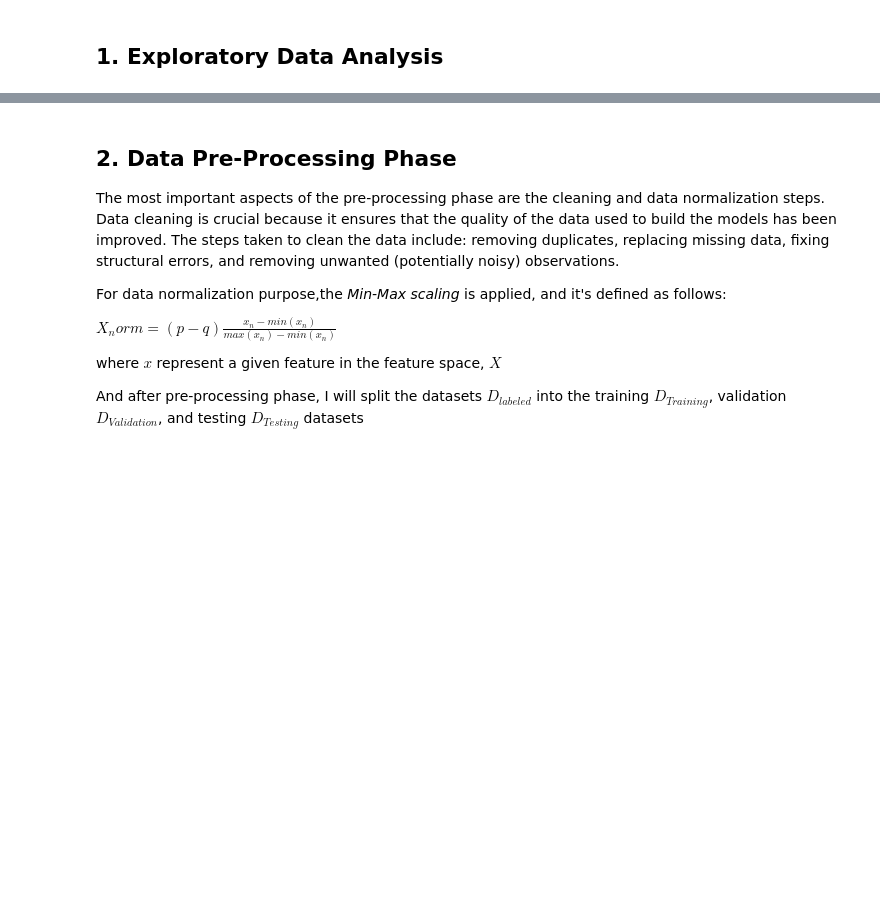
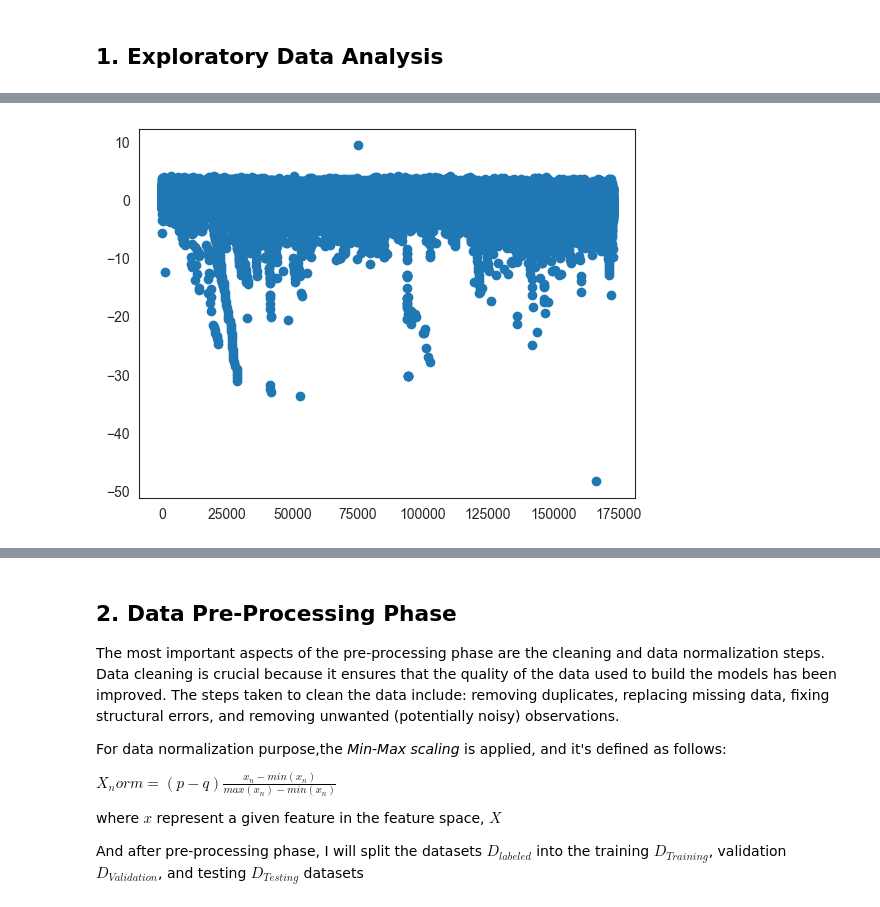
Before and after one commit to MamvotaTake/Credit-card-, a Jupyter notebook: Credit Card Fraud.ipynb, the cells around one changed output, grey strips where cells are left out. Cells and saved outputs as stored; diff of their text form; code cells hidden in the pictures; blank space fills up the shorter version.

```diff
--- a/Credit Card Fraud.ipynb
+++ b/Credit Card Fraud.ipynb
@@ -53,0 +271,5 @@ dataFrame.tail()
+# %%
+plt.scatter(x=data['Time'], y=data['V3'])
+plt.show()
+# %% [output]
+[figure, added]
```
Also changed, not shown: parts of 26 cells of this notebook, 1 other file.
